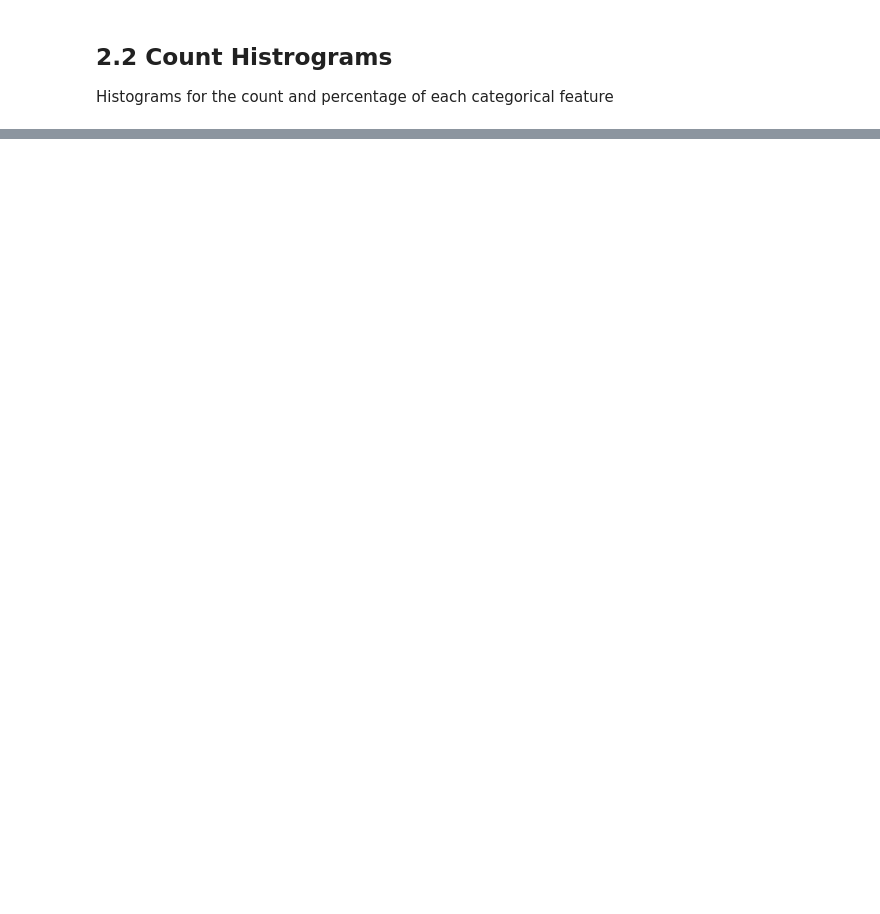
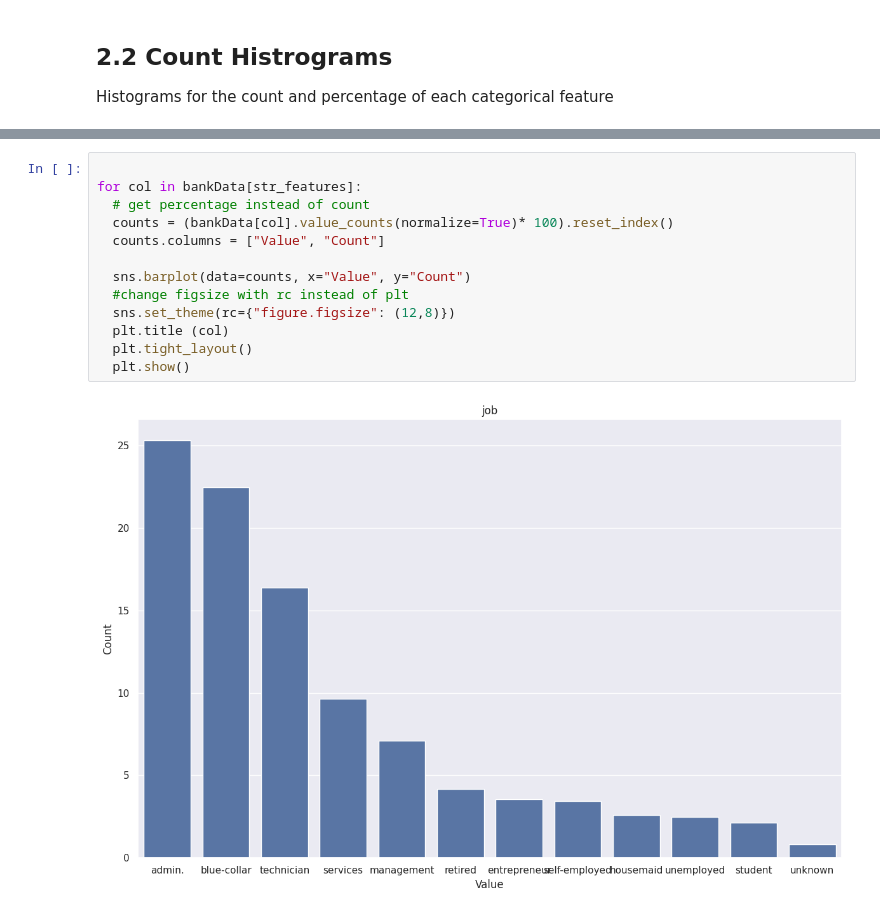
Before and after one commit to stafa10/CA1Theory2Practice, a Jupyter notebook: CillianCategorical.ipynb, the cells around one changed output, grey strips where cells are left out. Drawn from its saved outputs; the diff is of its cells as text; blank space fills up the shorter version.

```diff
--- a/CillianCategorical.ipynb
+++ b/CillianCategorical.ipynb
@@ -110,0 +121,15 @@ dtype: int64
+# %%
+
+for col in bankData[str_features]:
+  # get percentage instead of count
+  counts = (bankData[col].value_counts(normalize=True)* 100).reset_index()
+  counts.columns = ["Value", "Count"]
+
+  sns.barplot(data=counts, x="Value", y="Count")
+  #change figsize with rc instead of plt
+  sns.set_theme(rc={"figure.figsize": (12,8)})
+  plt.title (col)
+  plt.tight_layout()
+  plt.show()
+# %% [output]
+[figure, added]
```
Also changed, not shown: parts of 26 cells of this notebook.
